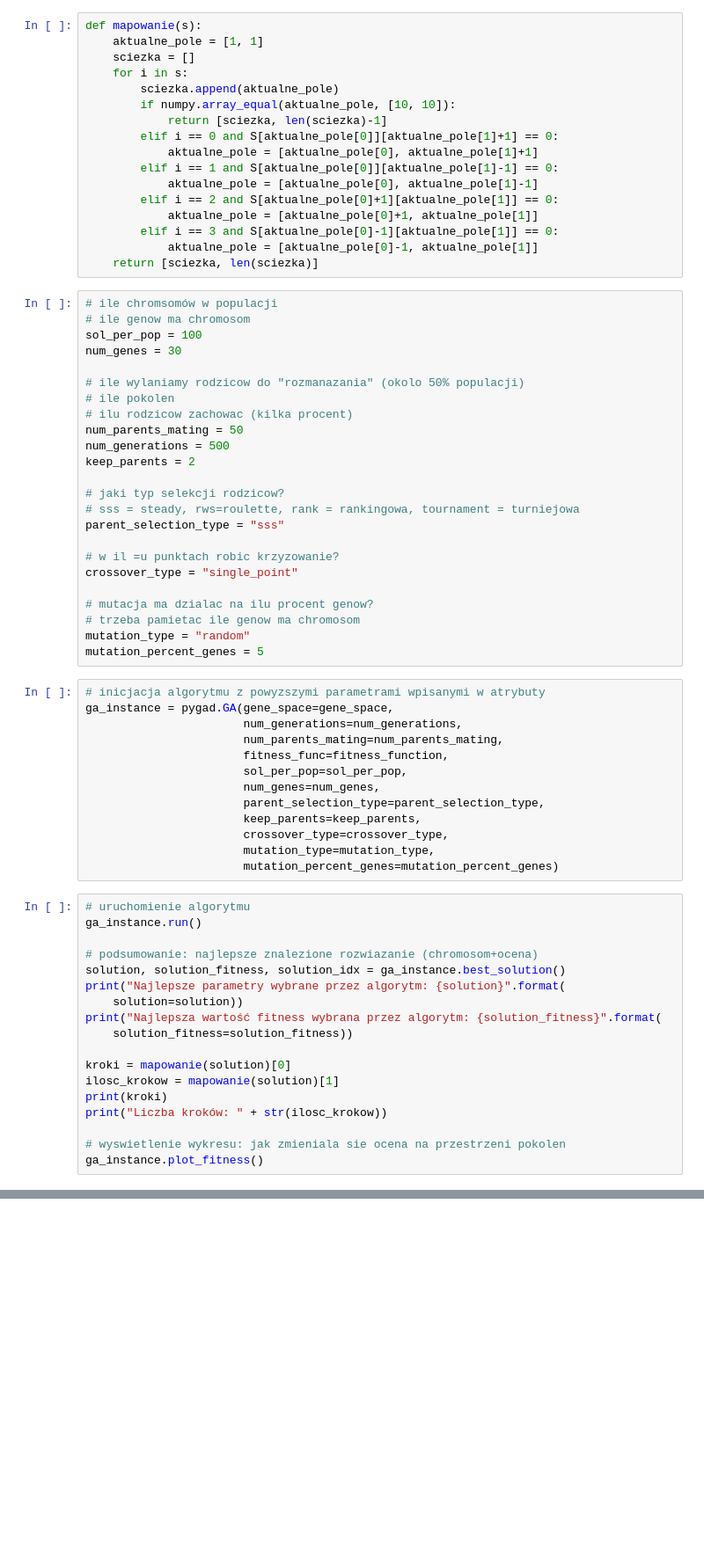
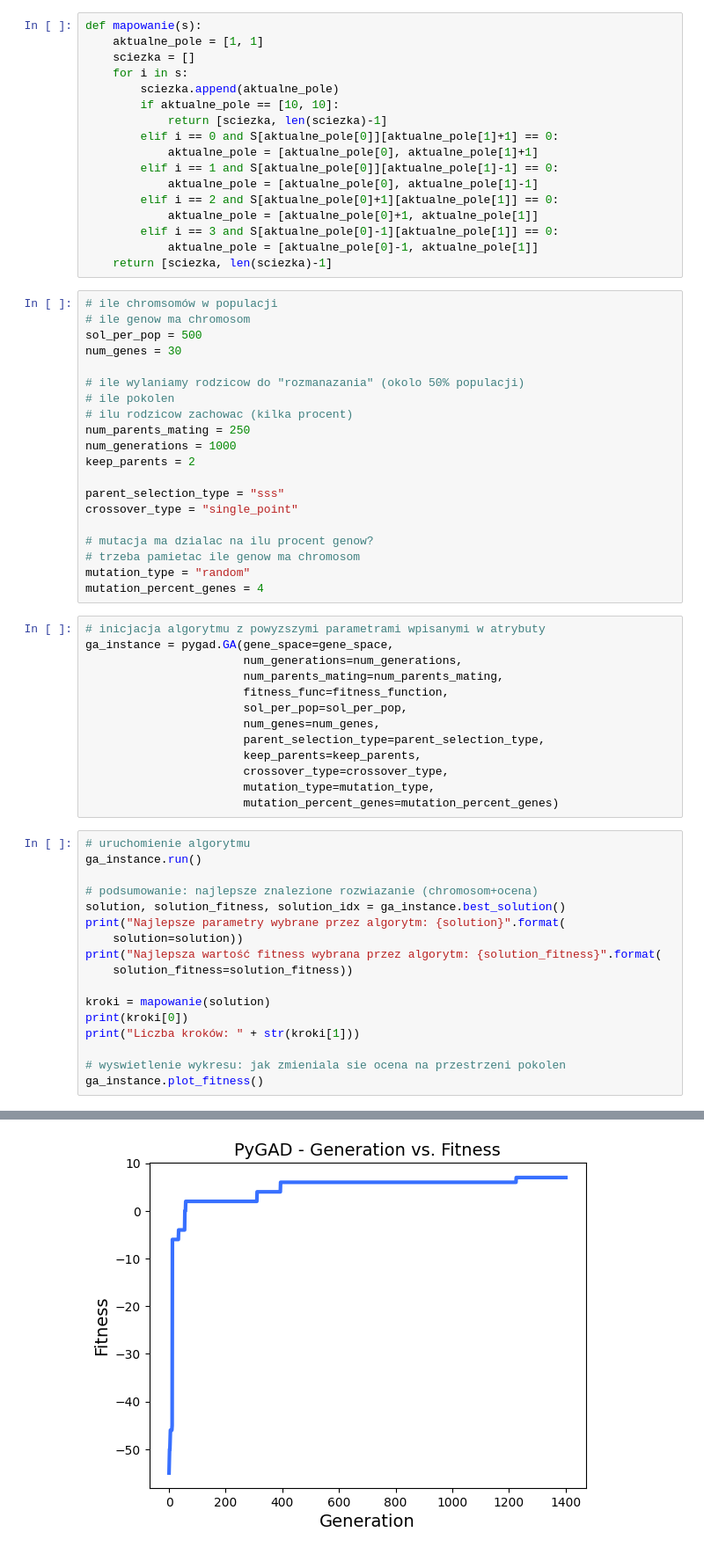
Before and after one commit to olewna/inteligencja-obliczeniowa, a Jupyter notebook: lab03/zad02.ipynb, the cells around one changed output, grey strips where cells are left out. Shown at 88% size. Drawn from its saved outputs; the diff is of its cells as text; blank space fills up the shorter version.

```diff
--- a/lab03/zad02.ipynb
+++ b/lab03/zad02.ipynb
@@ -79,7 +63,7 @@ def mapowanie(s):
     sciezka = []
     for i in s:
         sciezka.append(aktualne_pole)
-        if numpy.array_equal(aktualne_pole, [10, 10]):
+        if aktualne_pole == [10, 10]:
             return [sciezka, len(sciezka)-1]
         elif i == 0 and S[aktualne_pole[0]][aktualne_pole[1]+1] == 0:
             aktualne_pole = [aktualne_pole[0], aktualne_pole[1]+1]
@@ -89,31 +73,27 @@ def mapowanie(s):
             aktualne_pole = [aktualne_pole[0]+1, aktualne_pole[1]]
         elif i == 3 and S[aktualne_pole[0]-1][aktualne_pole[1]] == 0:
             aktualne_pole = [aktualne_pole[0]-1, aktualne_pole[1]]
-    return [sciezka, len(sciezka)]
+    return [sciezka, len(sciezka)-1]
 # %%
 # ile chromsomów w populacji
 # ile genow ma chromosom
-sol_per_pop = 100
+sol_per_pop = 500
 num_genes = 30
 
 # ile wylaniamy rodzicow do "rozmanazania" (okolo 50% populacji)
 # ile pokolen
 # ilu rodzicow zachowac (kilka procent)
-num_parents_mating = 50
-num_generations = 500
+num_parents_mating = 250
+num_generations = 1000
 keep_parents = 2
 
-# jaki typ selekcji rodzicow?
-# sss = steady, rws=roulette, rank = rankingowa, tournament = turniejowa
 parent_selection_type = "sss"
-
-# w il =u punktach robic krzyzowanie?
 crossover_type = "single_point"
 
 # mutacja ma dzialac na ilu procent genow?
 # trzeba pamietac ile genow ma chromosom
 mutation_type = "random"
-mutation_percent_genes = 5
+mutation_percent_genes = 4
 # %%
 # inicjacja algorytmu z powyzszymi parametrami wpisanymi w atrybuty
 ga_instance = pygad.GA(gene_space=gene_space,
@@ -138,10 +118,9 @@ print("Najlepsze parametry wybrane przez algorytm: {solution}".format(
 print("Najlepsza wartość fitness wybrana przez algorytm: {solution_fitness}".format(
     solution_fitness=solution_fitness))
 
-kroki = mapowanie(solution)[0]
-ilosc_krokow = mapowanie(solution)[1]
-print(kroki)
-print("Liczba kroków: " + str(ilosc_krokow))
+kroki = mapowanie(solution)
+print(kroki[0])
+print("Liczba kroków: " + str(kroki[1]))
 
 # wyswietlenie wykresu: jak zmieniala sie ocena na przestrzeni pokolen
 ga_instance.plot_fitness()
@@ -149,0 +133 @@ KeyboardInterrupt:
+[figure, added]
```
Also changed, not shown: parts of 2 cells of this notebook.
